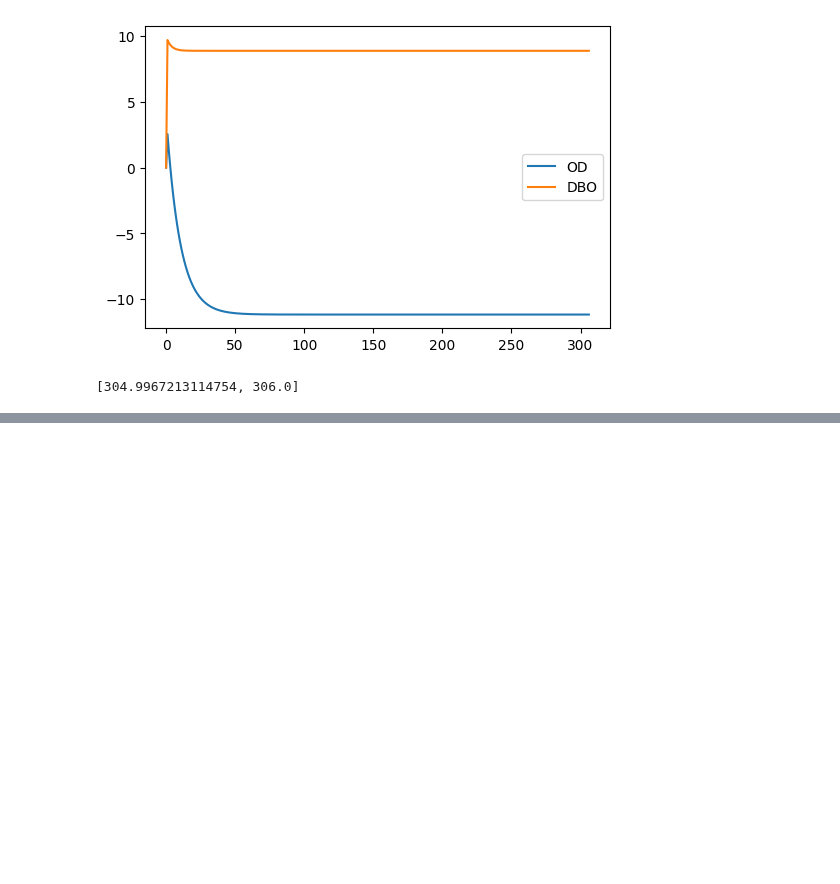
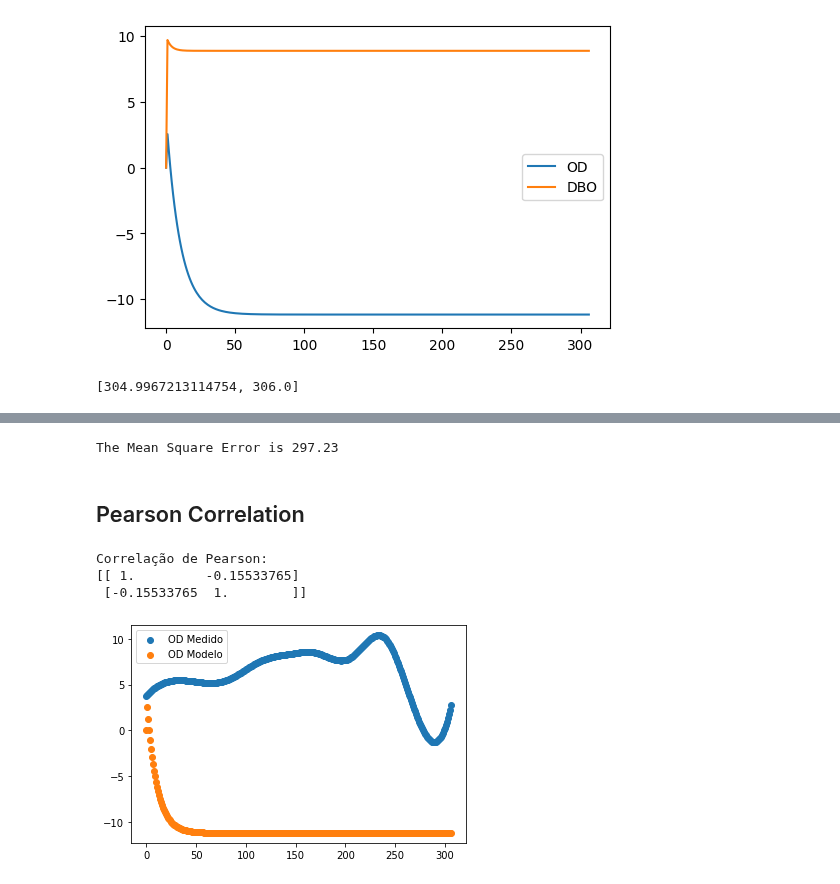
Before and after one commit to CostaNathan/doctorate, a Jupyter notebook: cynara-vai-dar-tudo-certo.ipynb, the cells around one changed output, grey strips where cells are left out. Saved outputs shown, nothing was run; the diff lists cells and outputs as text; code cells hidden in the pictures; blank space fills up the shorter version.

```diff
--- a/cynara-vai-dar-tudo-certo.ipynb
+++ b/cynara-vai-dar-tudo-certo.ipynb
@@ -340,0 +360,33 @@ print(tspan)
+# %%
+OD_medido = data_frame['OD (mg/L)'] # y
+OD_modelo = o # y_bar
+soma = 0
+
+n = len(OD_medido)
+
+for i in range(0, n):
+    diferenca = OD_medido[i] - OD_modelo[i]
+    quadrado_da_diferenca = diferenca ** 2
+    soma += quadrado_da_diferenca
+
+MSE = soma / n
+
+print(f'The Mean Square Error is {MSE:.2f}')
+# %% [output]
+The Mean Square Error is 297.23
+# %% [markdown]
+## Pearson Correlation
+# %%
+correlation = np.corrcoef(OD_medido, OD_modelo)
+
+print(f'Correlação de Pearson:\n{correlation}')
+
+plt.scatter(t, OD_medido, label='OD Medido')
+plt.scatter(t, OD_modelo, label='OD Modelo')
+plt.legend()
+plt.show()
+# %% [output]
+Correlação de Pearson:
+[[ 1.         -0.15533765]
+ [-0.15533765  1.        ]]
+[figure, added]
```
Also changed, not shown: parts of 5 cells of this notebook.
